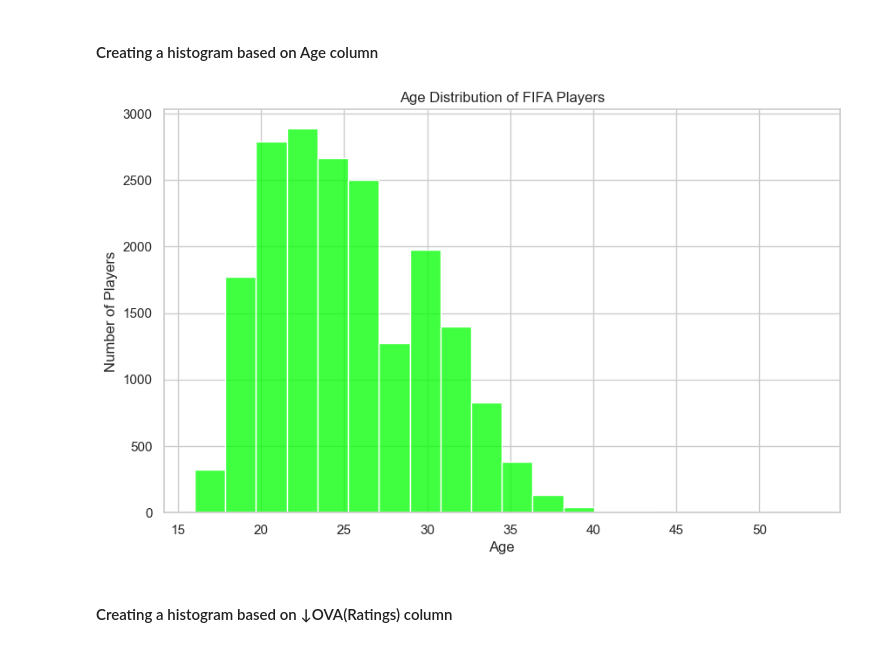
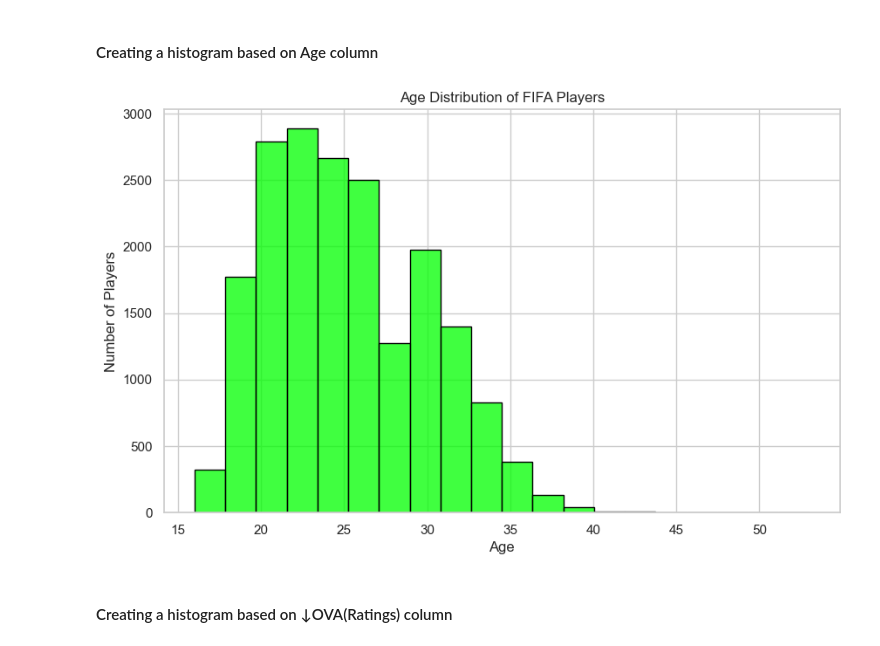
Before and after one commit to HecticBrah/fifa_21_dataset_cleaning, a Jupyter notebook: jupyter_notebooks/fifa_21_graphs.ipynb, the cells around one changed output. Saved outputs shown, nothing was run; the diff lists cells and outputs as text; code cells hidden in the pictures.

```diff
--- a/jupyter_notebooks/fifa_21_graphs.ipynb
+++ b/jupyter_notebooks/fifa_21_graphs.ipynb
@@ -37,20 +37,20 @@ df
 # %%
 # Set the style of seaborn
 sns.set(style="whitegrid")
 
 # Create a histogram using Seaborn
 plt.figure(figsize=(10, 6))
-sns.histplot(data=df, x='Age', bins=20, kde=False, color='lime')
+sns.histplot(data=df, x='Age', bins=20, kde=False, color='lime', edgecolor='black')
 
 # Set the title and labels
 plt.title('Age Distribution of FIFA Players')
 plt.xlabel('Age')
 plt.ylabel('Number of Players')
 
 # Display the plot
 plt.show()
 # %% [output]
-[figure, old version]
+[figure, new version]
 # %% [markdown]
 #### Creating a histogram based on ↓OVA(Ratings) column
 # %%
```
Also changed, not shown: parts of 1 cell of this notebook.
